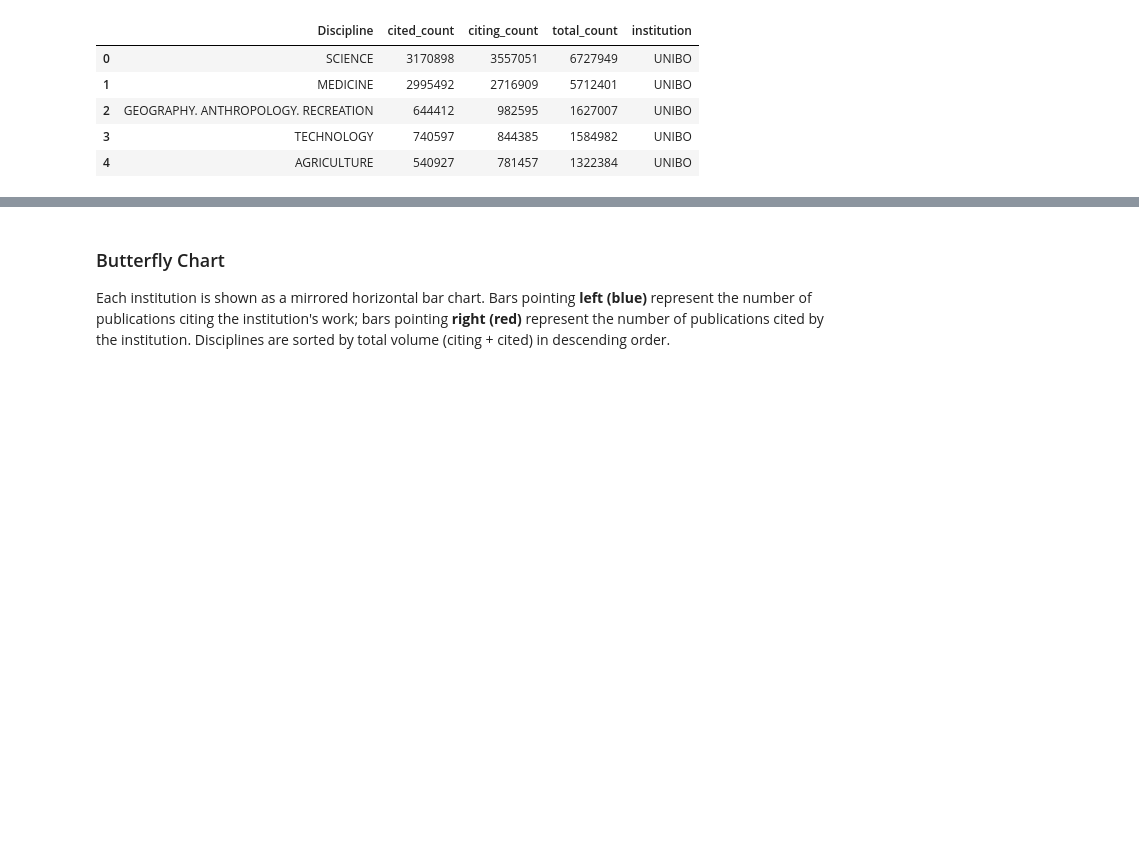
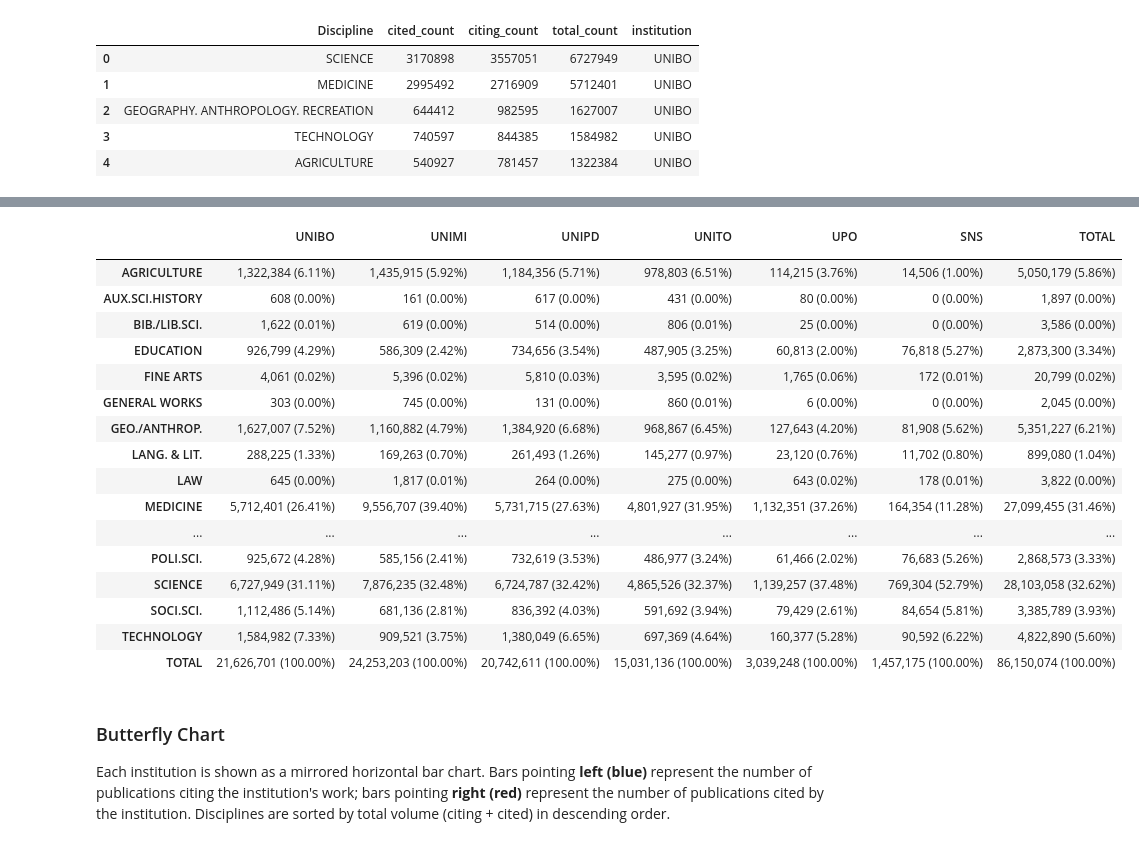
Before and after one commit to open-sci/2025-2026, a Jupyter notebook: bloom/disciplinary_flow/visualization/viz_discipline_flow.ipynb, the cells around one changed output, grey strips where cells are left out. Saved outputs shown, nothing was run; the diff lists cells and outputs as text; code cells hidden in the pictures; blank space fills up the shorter version.

Commit message:
update notebook with table

```diff
--- a/bloom/disciplinary_flow/visualization/viz_discipline_flow.ipynb
+++ b/bloom/disciplinary_flow/visualization/viz_discipline_flow.ipynb
@@ -198,0 +204,65 @@ The same data is presented through the folowing complementary chart types:
+# %%
+# ── Summary Table: Citing + Cited (Total Citations) by Discipline × Institution ──
+def make_combined_table(df, disc_col, inst_col, citing_col, cited_col, disc_short=None):
+    """
+    Create a discipline × institution summary table combining citing + cited counts.
+    """
+    institutions = ["UNIBO", "UNIMI", "UNIPD", "UNITO", "UPO", "SNS"]
+
+    # Sum citing + cited per row, then pivot
+    df = df.copy()
+    df["_combined"] = df[citing_col].fillna(0) + df[cited_col].fillna(0)
+
+    pivot = (
+        df.groupby([disc_col, inst_col])["_combined"]
+        .sum()
+        .unstack(inst_col)
+        .reindex(columns=institutions, fill_value=0)
+        .fillna(0)
+        .astype(int)
+    )
+
+    if disc_short:
+        pivot.index = [disc_short.get(d, d) for d in pivot.index]
+
+    pivot = pivot.sort_index()
+
+    col_totals = pivot.sum(axis=0)
+    grand_total = col_totals.sum()
+
+    display_rows = {}
+    for disc in pivot.index:
+        row = {}
+        for inst in institutions:
+            count = pivot.loc[disc, inst]
+            pct   = count / col_totals[inst] * 100 if col_totals[inst] > 0 else 0.0
+            row[inst] = f"{count:,}  ({pct:.2f}%)"
+        total_count = pivot.loc[disc, institutions].sum()
+        total_pct   = total_count / grand_total * 100 if grand_total > 0 else 0.0
+        row["TOTAL"] = f"{total_count:,}  ({total_pct:.2f}%)"
+        display_rows[disc] = row
+
+    result = pd.DataFrame(display_rows).T
+    result.index.name = ""
+
+    total_row = {}
+    for inst in institutions:
+        ct = col_totals[inst]
+        total_row[inst] = f"{ct:,}  (100.00%)"
+    total_row["TOTAL"] = f"{grand_total:,}  (100.00%)"
+    result.loc["TOTAL"] = total_row
+
+    return result
+
+
+tbl_combined = make_combined_table(
+    df=df_prof,
+    disc_col=discipline_col,
+    inst_col=inst_col,
+    citing_col=citing_col,
+    cited_col=cited_col,
+    disc_short=DISC_SHORT,
+)
+print("=== Citing + Cited Count by Discipline × Institution ===")
+display(tbl_combined)
+# %% [output]
@@ -199,3 +270,21 @@ The same data is presented through the folowing complementary chart types:
+|  | UNIBO | UNIMI | UNIPD | UNITO | UPO | SNS | TOTAL |
+|  |  |  |  |  |  |  |  |
+| AGRICULTURE | 1,322,384 (6.11%) | 1,435,915 (5.92%) | 1,184,356 (5.71%) | 978,803 (6.51%) | 114,215 (3.76%) | 14,506 (1.00%) | 5,050,179 (5.86%) |
+| AUX.SCI.HISTORY | 608 (0.00%) | 161 (0.00%) | 617 (0.00%) | 431 (0.00%) | 80 (0.00%) | 0 (0.00%) | 1,897 (0.00%) |
+| BIB./LIB.SCI. | 1,622 (0.01%) | 619 (0.00%) | 514 (0.00%) | 806 (0.01%) | 25 (0.00%) | 0 (0.00%) | 3,586 (0.00%) |
+| EDUCATION | 926,799 (4.29%) | 586,309 (2.42%) | 734,656 (3.54%) | 487,905 (3.25%) | 60,813 (2.00%) | 76,818 (5.27%) | 2,873,300 (3.34%) |
+| FINE ARTS | 4,061 (0.02%) | 5,396 (0.02%) | 5,810 (0.03%) | 3,595 (0.02%) | 1,765 (0.06%) | 172 (0.01%) | 20,799 (0.02%) |
+| GENERAL WORKS | 303 (0.00%) | 745 (0.00%) | 131 (0.00%) | 860 (0.01%) | 6 (0.00%) | 0 (0.00%) | 2,045 (0.00%) |
+| GEO./ANTHROP. | 1,627,007 (7.52%) | 1,160,882 (4.79%) | 1,384,920 (6.68%) | 968,867 (6.45%) | 127,643 (4.20%) | 81,908 (5.62%) | 5,351,227 (6.21%) |
+| LANG. & LIT. | 288,225 (1.33%) | 169,263 (0.70%) | 261,493 (1.26%) | 145,277 (0.97%) | 23,120 (0.76%) | 11,702 (0.80%) | 899,080 (1.04%) |
+| LAW | 645 (0.00%) | 1,817 (0.01%) | 264 (0.00%) | 275 (0.00%) | 643 (0.02%) | 178 (0.01%) | 3,822 (0.00%) |
+| MEDICINE | 5,712,401 (26.41%) | 9,556,707 (39.40%) | 5,731,715 (27.63%) | 4,801,927 (31.95%) | 1,132,351 (37.26%) | 164,354 (11.28%) | 27,099,455 (31.46%) |
+| ... | ... | ... | ... | ... | ... | ... | ... |
+| POLI.SCI. | 925,672 (4.28%) | 585,156 (2.41%) | 732,619 (3.53%) | 486,977 (3.24%) | 61,466 (2.02%) | 76,683 (5.26%) | 2,868,573 (3.33%) |
+| SCIENCE | 6,727,949 (31.11%) | 7,876,235 (32.48%) | 6,724,787 (32.42%) | 4,865,526 (32.37%) | 1,139,257 (37.48%) | 769,304 (52.79%) | 28,103,058 (32.62%) |
+| SOCI.SCI. | 1,112,486 (5.14%) | 681,136 (2.81%) | 836,392 (4.03%) | 591,692 (3.94%) | 79,429 (2.61%) | 84,654 (5.81%) | 3,385,789 (3.93%) |
+| TECHNOLOGY | 1,584,982 (7.33%) | 909,521 (3.75%) | 1,380,049 (6.65%) | 697,369 (4.64%) | 160,377 (5.28%) | 90,592 (6.22%) | 4,822,890 (5.60%) |
+| TOTAL | 21,626,701 (100.00%) | 24,253,203 (100.00%) | 20,742,611 (100.00%) | 15,031,136 (100.00%) | 3,039,248 (100.00%) | 1,457,175 (100.00%) | 86,150,074 (100.00%) |
 # %% [markdown]
 ### Butterfly Chart
 
```
Also changed, not shown: parts of 4 cells of this notebook.
